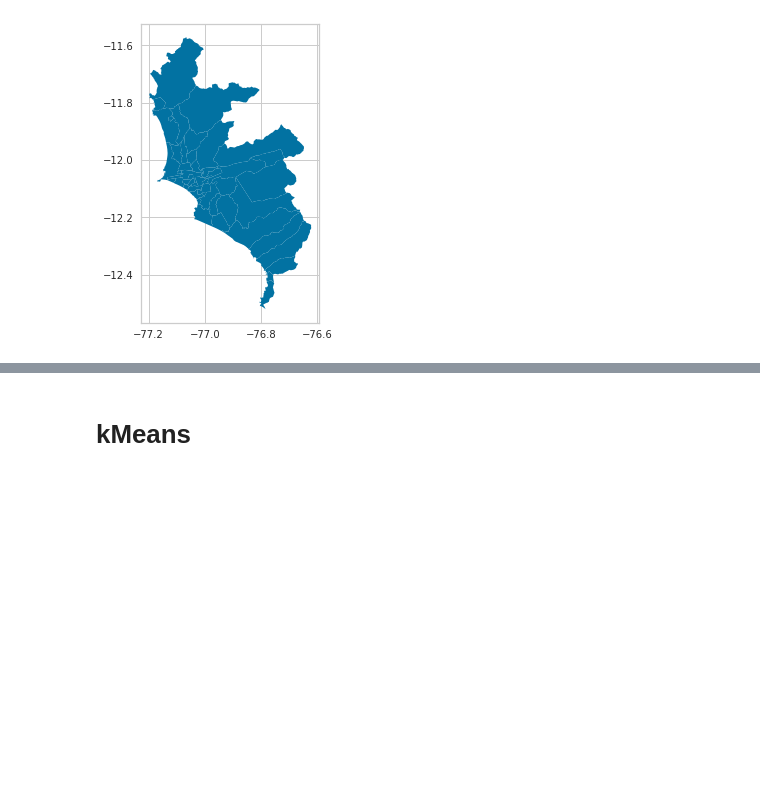
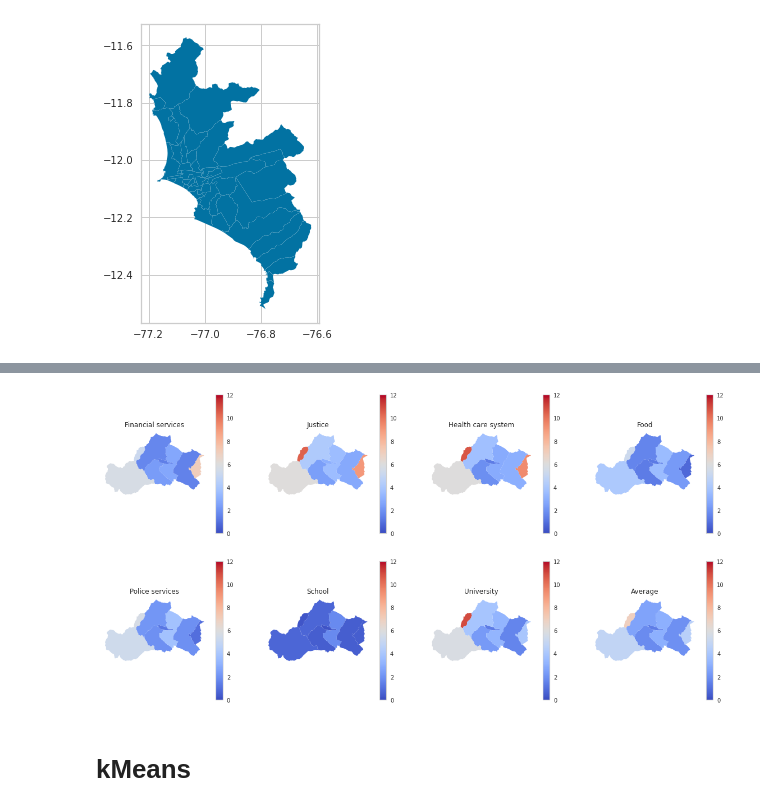
Before and after one commit to leiparov/intercon-simbig-2021, a Jupyter notebook: RutasClustering.ipynb, the cells around one changed output, grey strips where cells are left out. Cells and saved outputs as stored; diff of their text form; code cells hidden in the pictures; blank space fills up the shorter version.

```diff
--- a/RutasClustering.ipynb
+++ b/RutasClustering.ipynb
@@ -100,0 +188,20 @@ fig.savefig("simbig22_img/LimaPublicServices.png", bbox_inches='tight', dpi=500)
+# %%
+features = ['Financial services',
+            'Justice',
+            'Health care system',
+            'Food',
+            'Police services',
+            'School',
+            'University',
+            'Average'
+           ]
+features = np.reshape(features, (2,4))
+
+for idx, x in np.ndenumerate(axes):
+#     print(idx)
+    x.grid(False)
+    x.axis(False)
+    x.set_title(features[idx[0], idx[1]])
+fig
+# %% [output]
+[figure, added]
```
Also changed, not shown: parts of 16 cells of this notebook, 6 other files.
